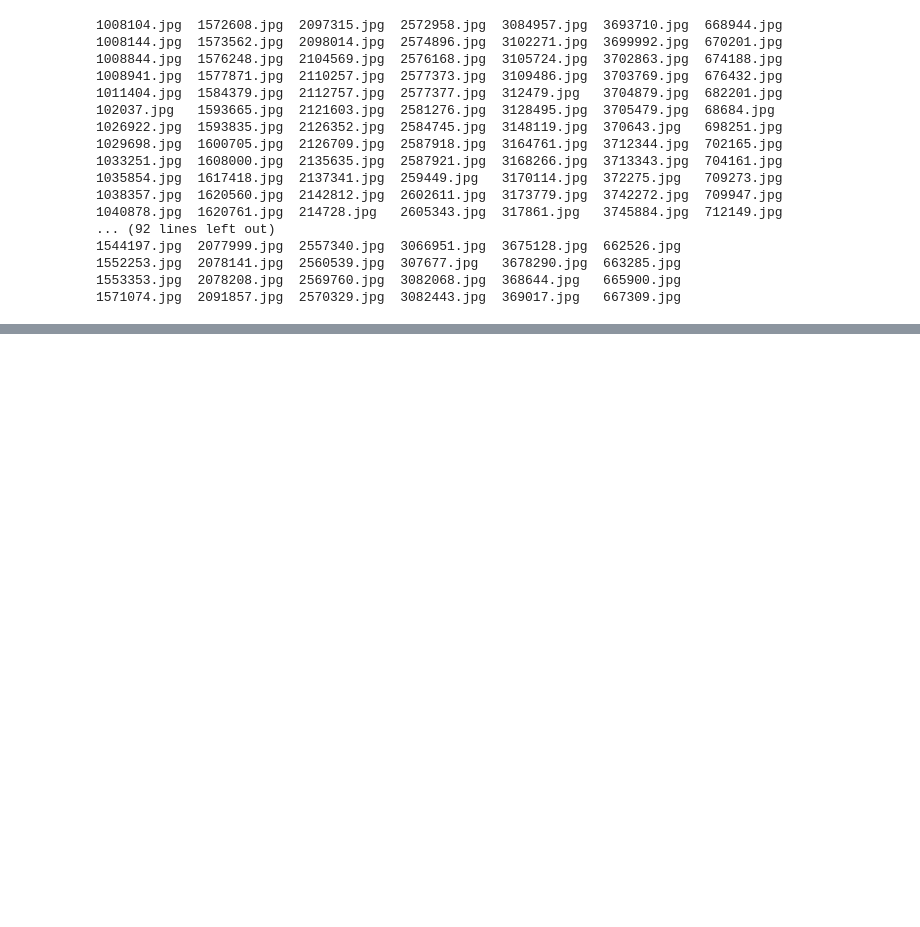
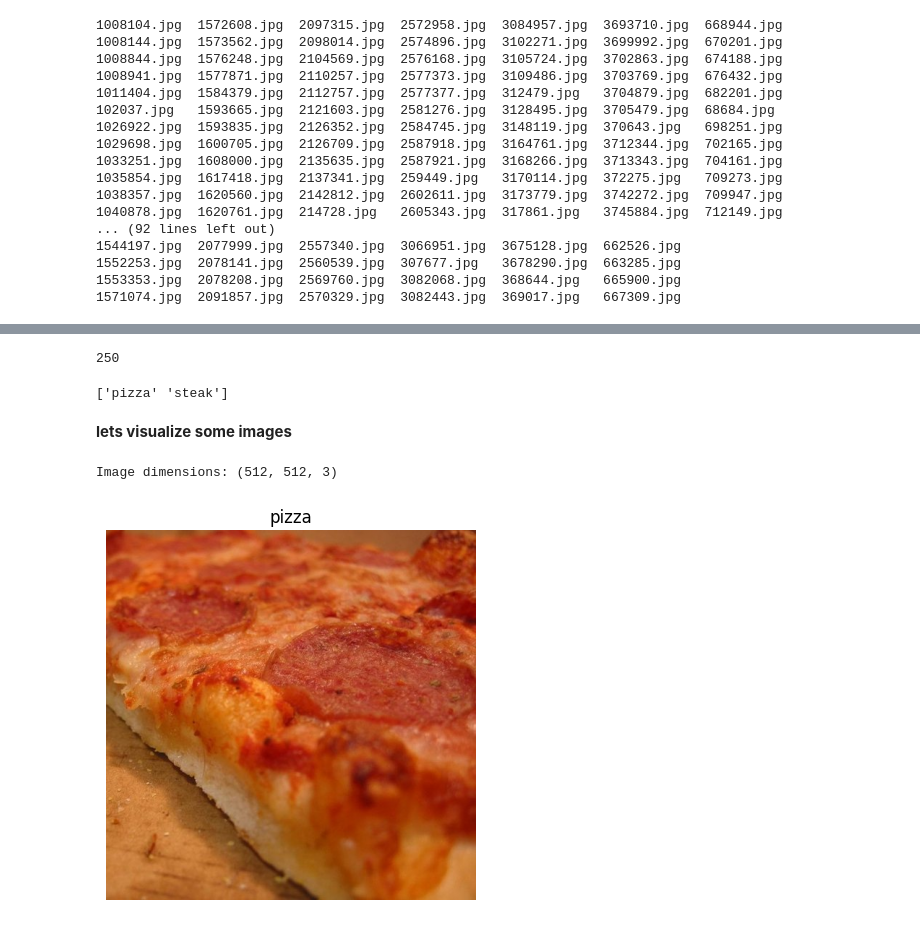
Before and after one commit to divyalaldinani/Deep-Learning-in-TensorFlow, a Jupyter notebook: 03_CNNs_in_tensorflow.ipynb, the cells around one changed output, grey strips where cells are left out. Drawn from its saved outputs; the diff is of its cells as text; code cells hidden in the pictures; blank space fills up the shorter version.

```diff
--- a/03_CNNs_in_tensorflow.ipynb
+++ b/03_CNNs_in_tensorflow.ipynb
@@ -81,0 +122,39 @@ pizza  steak
+# %%
+num_pizza_images_test = len(os.listdir("pizza_steak/test/pizza"))
+
+num_pizza_images_test
+# %% [output]
+250
+# %%
+import pathlib
+import numpy as np
+
+data_dir = pathlib.Path("pizza_steak/train/")
+class_names = np.array(sorted([item.name for item in data_dir.glob('*')]))
+print(class_names)
+# %% [output]
+['pizza' 'steak']
+# %% [markdown]
+**lets visualize some images**
+# %%
+import matplotlib.pyplot as plt
+import matplotlib.image as mpimg
+import random
+
+def view_random_image(target_dir, target_class):
+    target_folder = target_dir + target_class
+
+    random_img = random.sample(os.listdir(target_folder), 1) # dir, number of image to choose at random
+    img = mpimg.imread(target_folder + '/' + random_img[0])
+    plt.imshow(img)
+    plt.title(target_class)
+    # plt.show()
+    plt.axis('off');
+
+    print(f"Image dimensions: {img.shape}")
+    return img
+# %%
+img = view_random_image(target_dir = 'pizza_steak/train/', target_class = 'pizza')
+# %% [output]
+Image dimensions: (512, 512, 3)
+[figure, added]
```
Also changed, not shown: parts of 10 cells of this notebook.
